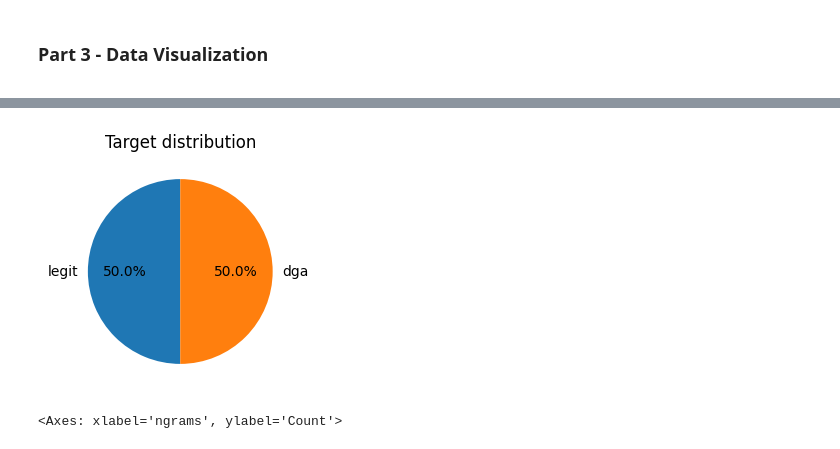
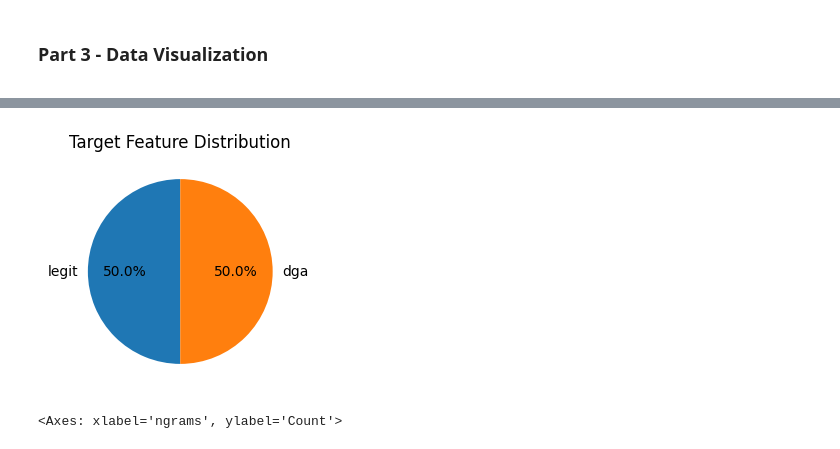
Before and after one commit to dorianDraper/DGA-detection-project1, a Jupyter notebook: src/pr3-DGA detection.ipynb, the cells around one changed output, grey strips where cells are left out. Cells and saved outputs as stored; diff of their text form; code cells hidden in the pictures.

```diff
--- a/src/pr3-DGA detection.ipynb
+++ b/src/pr3-DGA detection.ipynb
@@ -253,0 +252,4 @@ df_final = df.copy()
+# %%
+# Load the dataset 'dga_features_pr3.csv'
+df_final = pd.read_csv('C:/Users/Jorge Payà/Desktop/4Geeks/Final Project/Code/DGA-detection-project1/data/processed/dga_features_pr3.csv')
+df_final.head()
@@ -254,10 +263,11 @@ df_final = df.copy()
 # %%
-plt.figure(figsize=(3,3))
-plt.pie(y.value_counts(), labels=['legit', 'dga'], autopct='%1.1f%%', startangle=90)
-plt.title('Target distribution')
+# Pie chart to show target feature distribution
+fig, ax = plt.subplots(figsize=(3,3))
+plt.pie(df_final['isDGA'].value_counts(), labels=['legit', 'dga'], autopct='%1.1f%%', startangle=90)
+ax.set_title('Target Feature Distribution')
 plt.show()
 # %% [output]
-[figure, old version]
+[figure, new version]
 # %%
 fig, axes = plt.subplots(3, 2, figsize=(15, 15))
 fig.suptitle('Feature Distribution')
```
Also changed, not shown: parts of 7 cells of this notebook, 2 other files.
